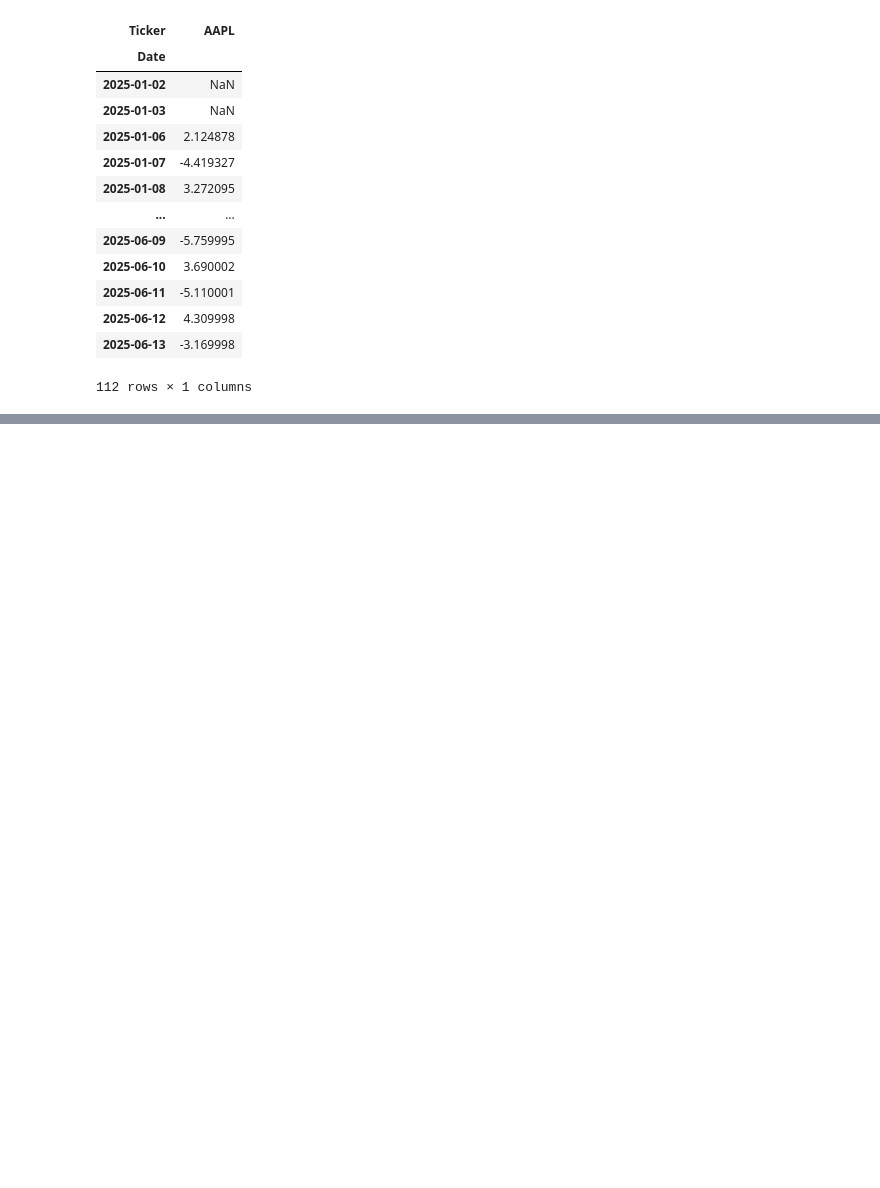
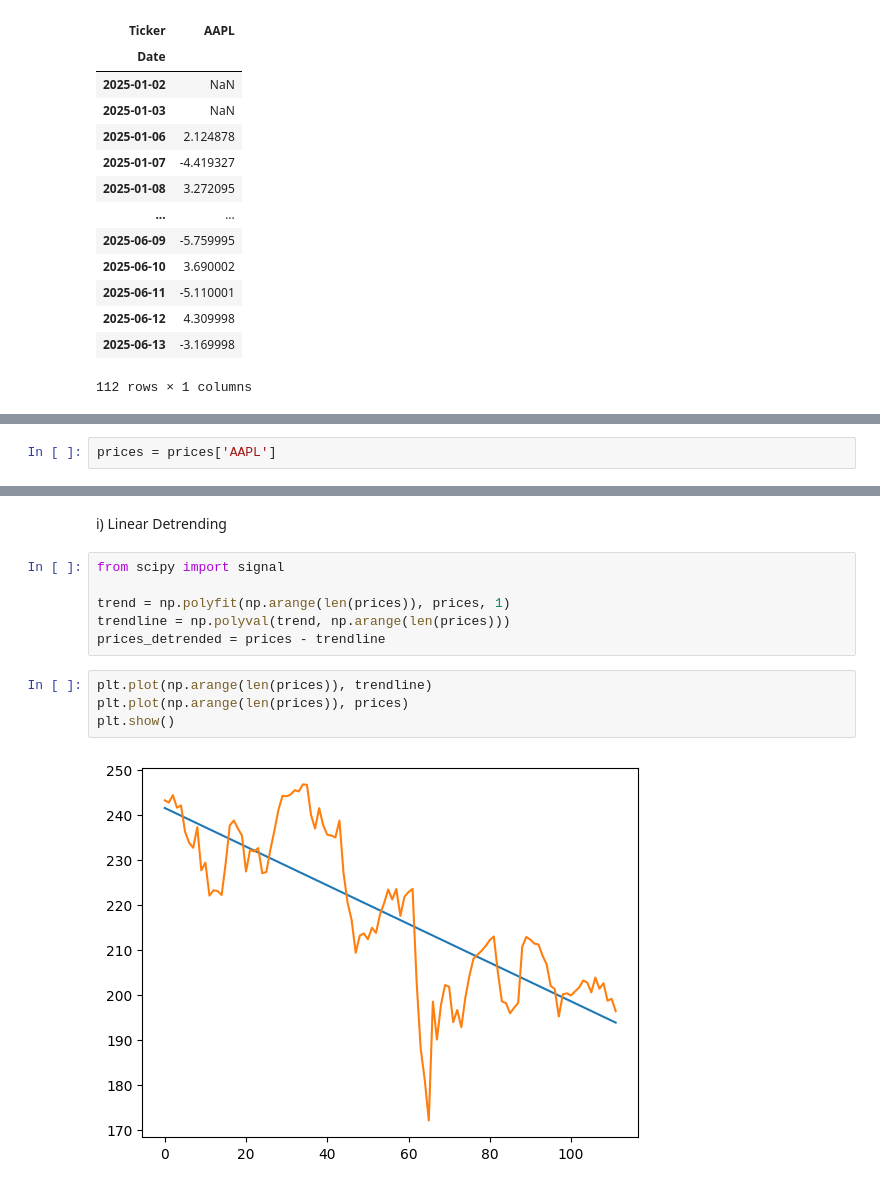
Before and after one commit to itzuditsharma/Time-Series-Analysis, a Jupyter notebook: 01_Temporal_Components.ipynb, the cells around one changed output, grey strips where cells are left out. Drawn from its saved outputs; the diff is of its cells as text; blank space fills up the shorter version.

Commit message:
Added Detrending

```diff
--- a/01_Temporal_Components.ipynb
+++ b/01_Temporal_Components.ipynb
@@ -339,0 +427,2 @@ prices.diff().diff()
+# %%
+prices = prices['AAPL']
@@ -339,0 +435,14 @@ prices.diff().diff()
+# %% [markdown]
+i) Linear Detrending
+# %%
+from scipy import signal
+
+trend = np.polyfit(np.arange(len(prices)), prices, 1)
+trendline = np.polyval(trend, np.arange(len(prices)))
+prices_detrended = prices - trendline
+# %%
+plt.plot(np.arange(len(prices)), trendline)
+plt.plot(np.arange(len(prices)), prices)
+plt.show()
+# %% [output]
+[figure, added]
```
Also changed, not shown: parts of 20 cells of this notebook.
